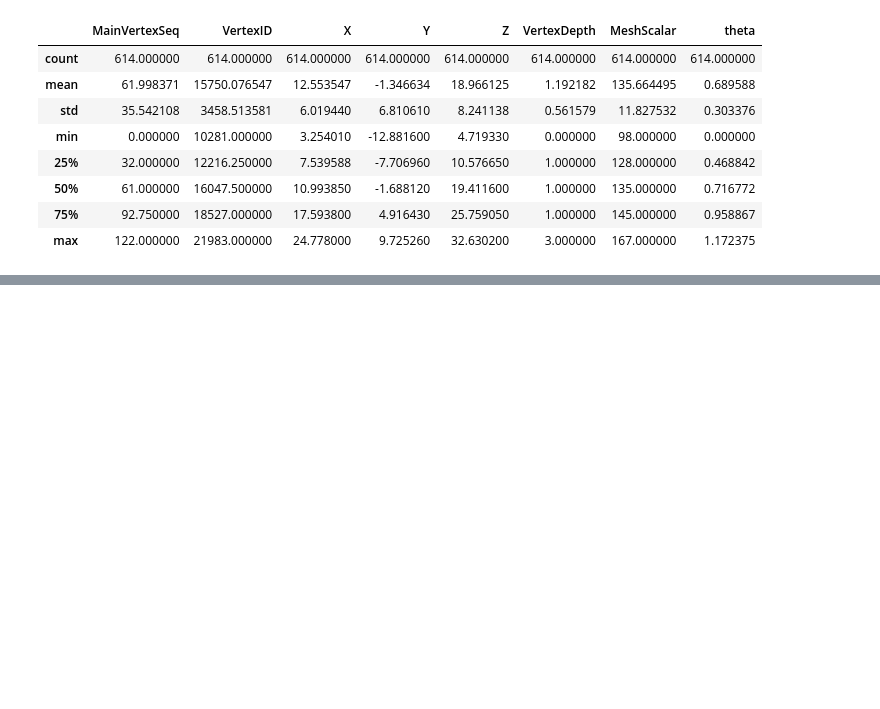
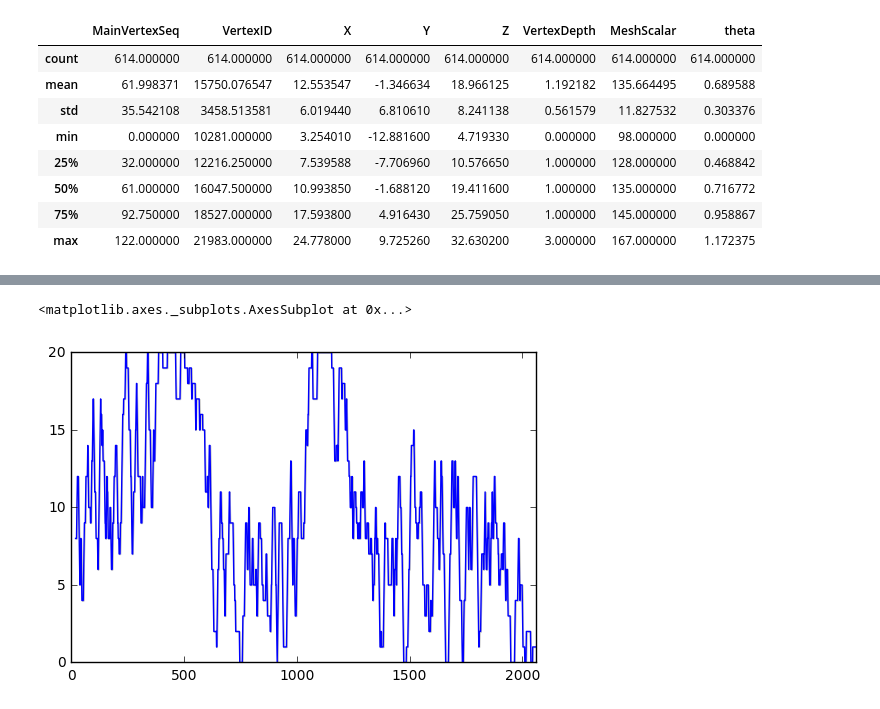
Before and after one commit to drkarim/lassy, a Jupyter notebook: python_scripts/encirclement_analyser.ipynb, the cells around one changed output, grey strips where cells are left out. Saved outputs shown, nothing was run; the diff lists cells and outputs as text; code cells hidden in the pictures; blank space fills up the shorter version.

```diff
--- a/python_scripts/encirclement_analyser.ipynb
+++ b/python_scripts/encirclement_analyser.ipynb
@@ -233,3 +247,8 @@ df_data_with_thetas_sorted.head(20)
+# %%
+sns.tsplot(pd.rolling_sum(df_data_with_thetas_sorted['scar_bin'],20))
+# %% [output]
+<matplotlib.axes._subplots.AxesSubplot at 0x...>
+[figure, added]
 # %%
 sns.tsplot(pd.rolling_mean(df_data_with_thetas_sorted['scar_width'],200)) # Uses mean windowing=100, so 0 widths are smoothed
 # %% [output]
```
Also changed, not shown: parts of 15 cells of this notebook.
